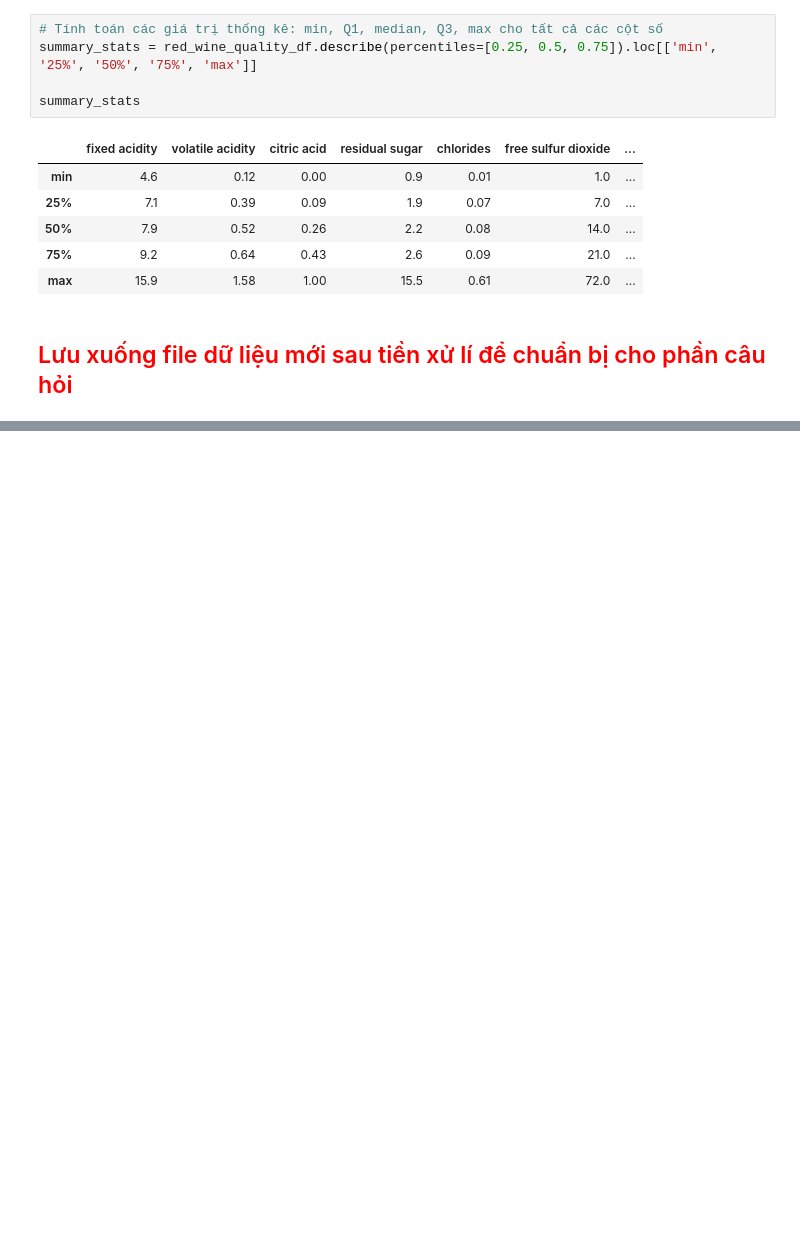
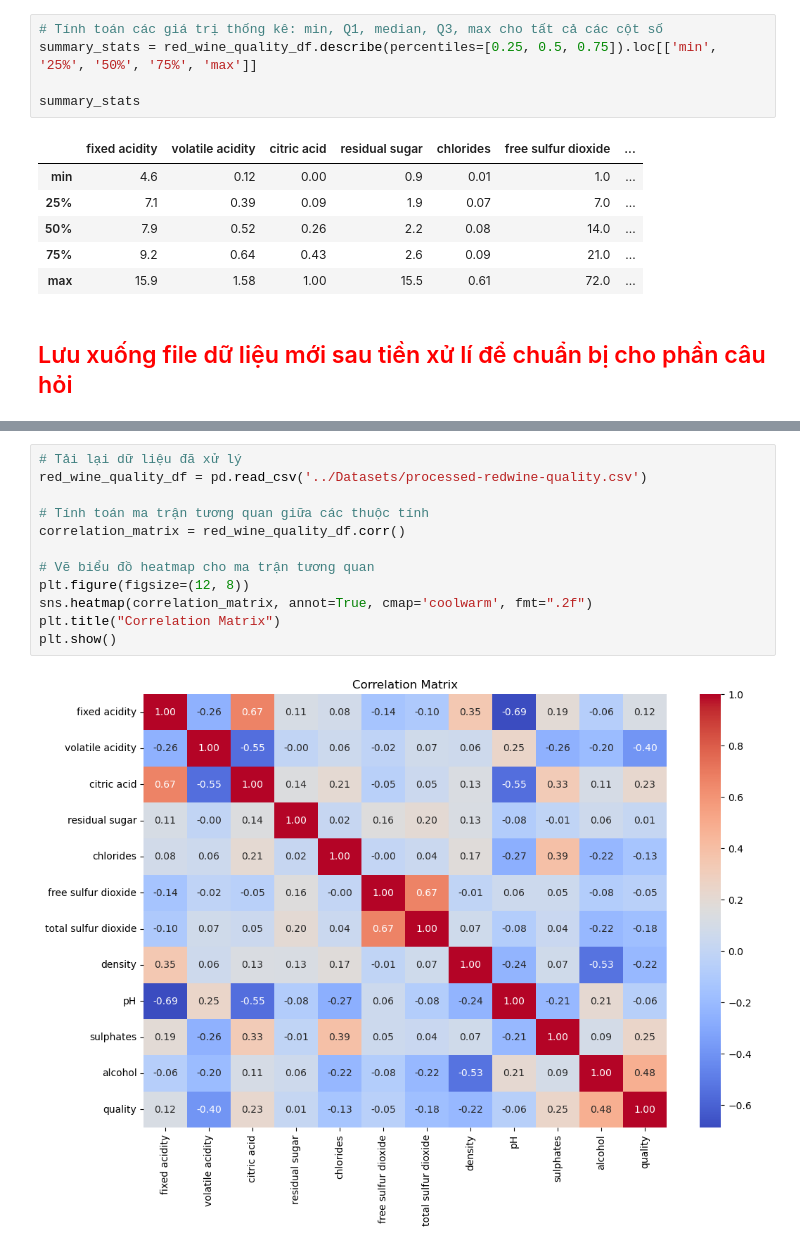
Before and after one commit to Yogurt01/Programming_DataScience_G22, a Jupyter notebook: Source_codes/Data Exploration & Data Preprocessing.ipynb, the cells around one changed output, grey strips where cells are left out. Drawn from its saved outputs; the diff is of its cells as text; blank space fills up the shorter version.

```diff
--- a/Source_codes/Data Exploration & Data Preprocessing.ipynb
+++ b/Source_codes/Data Exploration & Data Preprocessing.ipynb
@@ -182,0 +224,14 @@ red_wine_quality_df.to_csv('new-redwine-quality.csv', index = False)
+# %%
+# Tải lại dữ liệu đã xử lý
+red_wine_quality_df = pd.read_csv('../Datasets/processed-redwine-quality.csv')
+
+# Tính toán ma trận tương quan giữa các thuộc tính
+correlation_matrix = red_wine_quality_df.corr()
+
+# Vẽ biểu đồ heatmap cho ma trận tương quan
+plt.figure(figsize=(12, 8))
+sns.heatmap(correlation_matrix, annot=True, cmap='coolwarm', fmt=".2f")
+plt.title("Correlation Matrix")
+plt.show()
+# %% [output]
+[figure, added]
```
Also changed, not shown: parts of 30 cells of this notebook, 1 other file.
